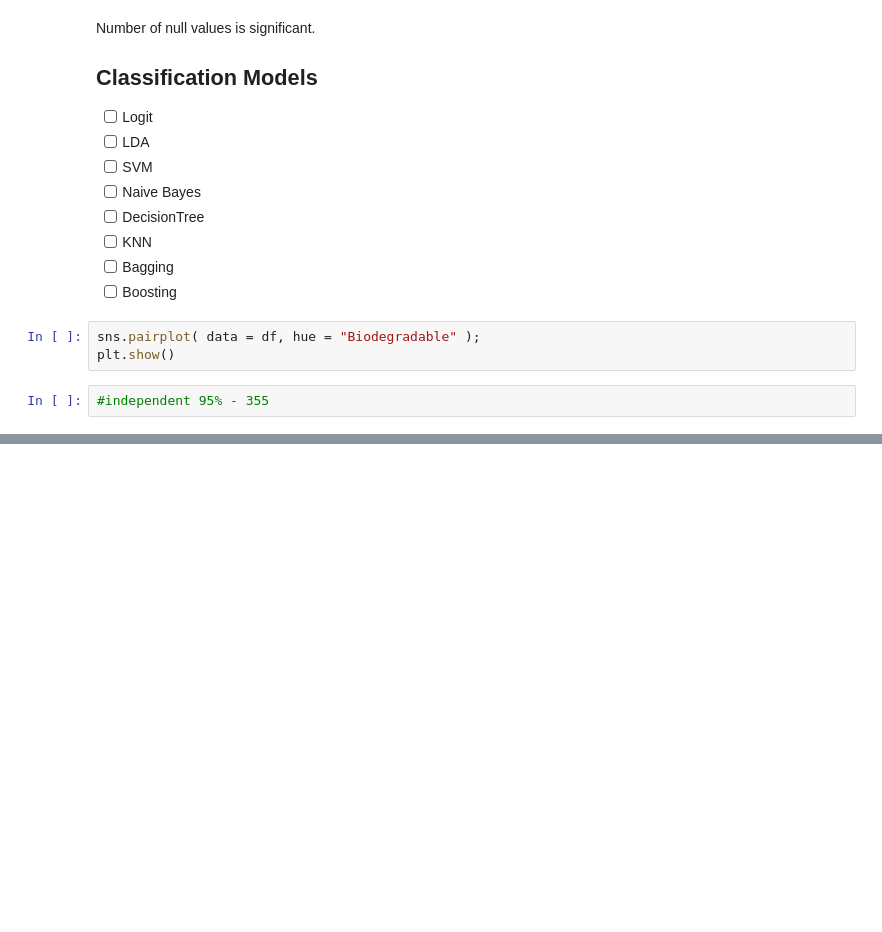
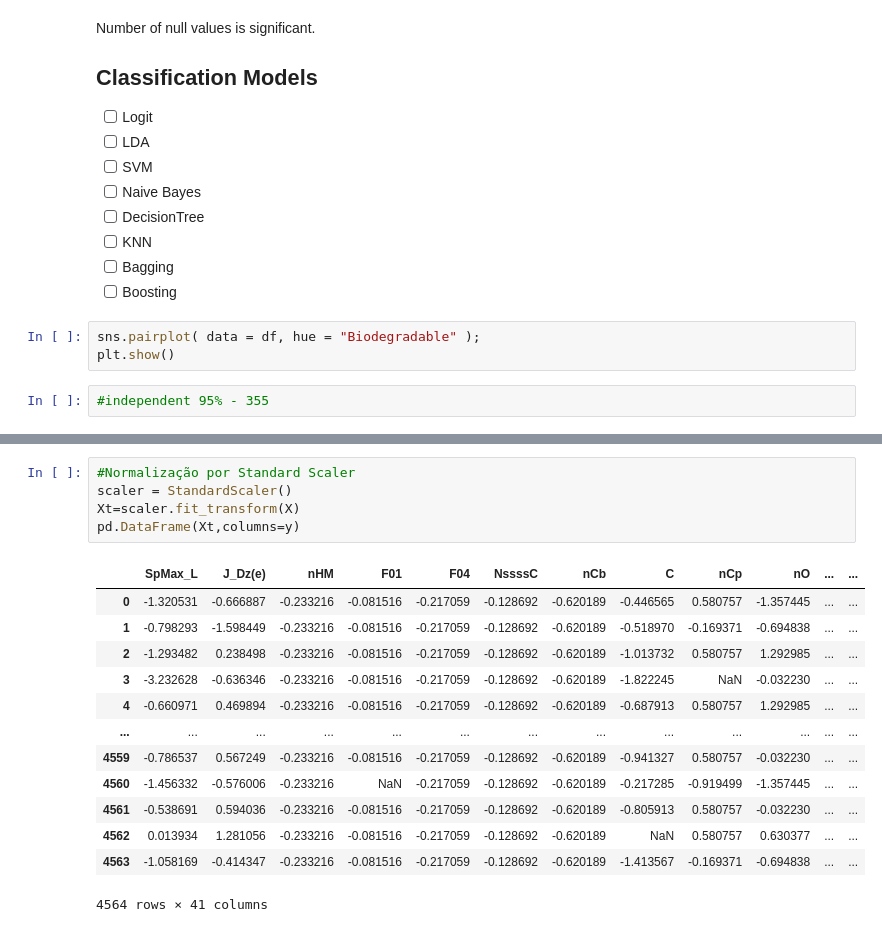
Before and after one commit to joelpoliveira/AprendizagemAutomatica-Projeto, a Jupyter notebook: Projeto2/Main_Joel.ipynb, the cells around one changed output, grey strips where cells are left out. Saved outputs shown, nothing was run; the diff lists cells and outputs as text; blank space fills up the shorter version.

```diff
--- a/Projeto2/Main_Joel.ipynb
+++ b/Projeto2/Main_Joel.ipynb
@@ -49,0 +90,19 @@ plt.show()
+# %%
+#Normalização por Standard Scaler
+scaler = StandardScaler()
+Xt=scaler.fit_transform(X)
+pd.DataFrame(Xt,columns=y)
+# %% [output]
+|  | SpMax_L | J_Dz(e) | nHM | F01 | F04 | NssssC | nCb | C | nCp | nO | ... | ... |
+| 0 | -1.320531 | -0.666887 | -0.233216 | -0.081516 | -0.217059 | -0.128692 | -0.620189 | -0.446565 | 0.580757 | -1.357445 | ... | ... |
+| 1 | -0.798293 | -1.598449 | -0.233216 | -0.081516 | -0.217059 | -0.128692 | -0.620189 | -0.518970 | -0.169371 | -0.694838 | ... | ... |
+| 2 | -1.293482 | 0.238498 | -0.233216 | -0.081516 | -0.217059 | -0.128692 | -0.620189 | -1.013732 | 0.580757 | 1.292985 | ... | ... |
+| 3 | -3.232628 | -0.636346 | -0.233216 | -0.081516 | -0.217059 | -0.128692 | -0.620189 | -1.822245 | NaN | -0.032230 | ... | ... |
+| 4 | -0.660971 | 0.469894 | -0.233216 | -0.081516 | -0.217059 | -0.128692 | -0.620189 | -0.687913 | 0.580757 | 1.292985 | ... | ... |
+| ... | ... | ... | ... | ... | ... | ... | ... | ... | ... | ... | ... | ... |
+| 4559 | -0.786537 | 0.567249 | -0.233216 | -0.081516 | -0.217059 | -0.128692 | -0.620189 | -0.941327 | 0.580757 | -0.032230 | ... | ... |
+| 4560 | -1.456332 | -0.576006 | -0.233216 | NaN | -0.217059 | -0.128692 | -0.620189 | -0.217285 | -0.919499 | -1.357445 | ... | ... |
+| 4561 | -0.538691 | 0.594036 | -0.233216 | -0.081516 | -0.217059 | -0.128692 | -0.620189 | -0.805913 | 0.580757 | -0.032230 | ... | ... |
+| 4562 | 0.013934 | 1.281056 | -0.233216 | -0.081516 | -0.217059 | -0.128692 | -0.620189 | NaN | 0.580757 | 0.630377 | ... | ... |
+| 4563 | -1.058169 | -0.414347 | -0.233216 | -0.081516 | -0.217059 | -0.128692 | -0.620189 | -1.413567 | -0.169371 | -0.694838 | ... | ... |
+4564 rows × 41 columns
```
Also changed, not shown: parts of 5 cells of this notebook.
